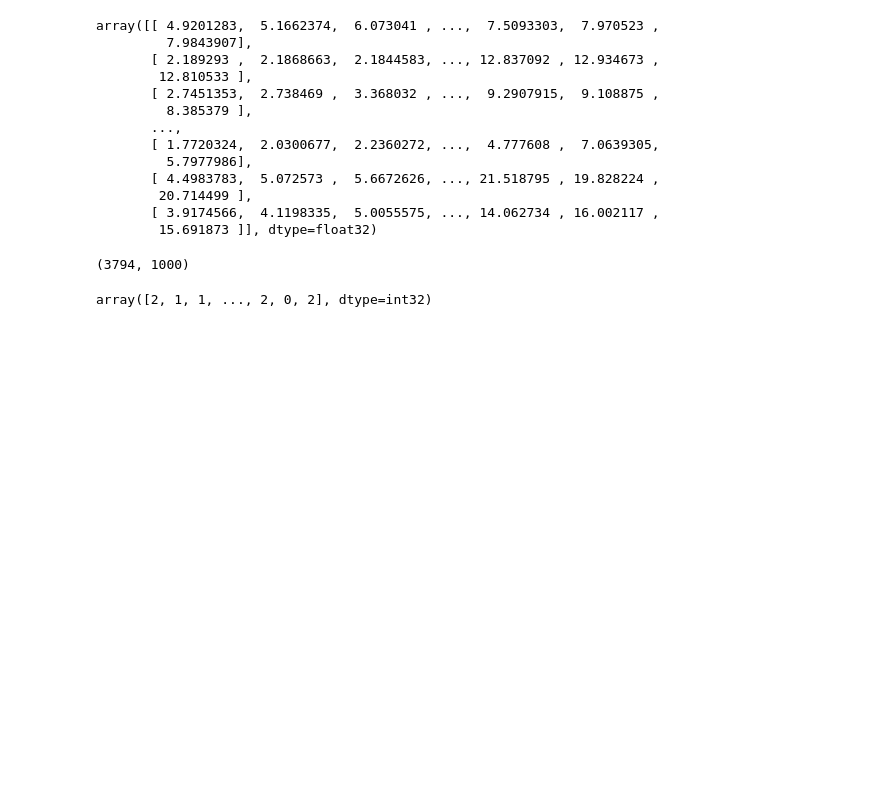
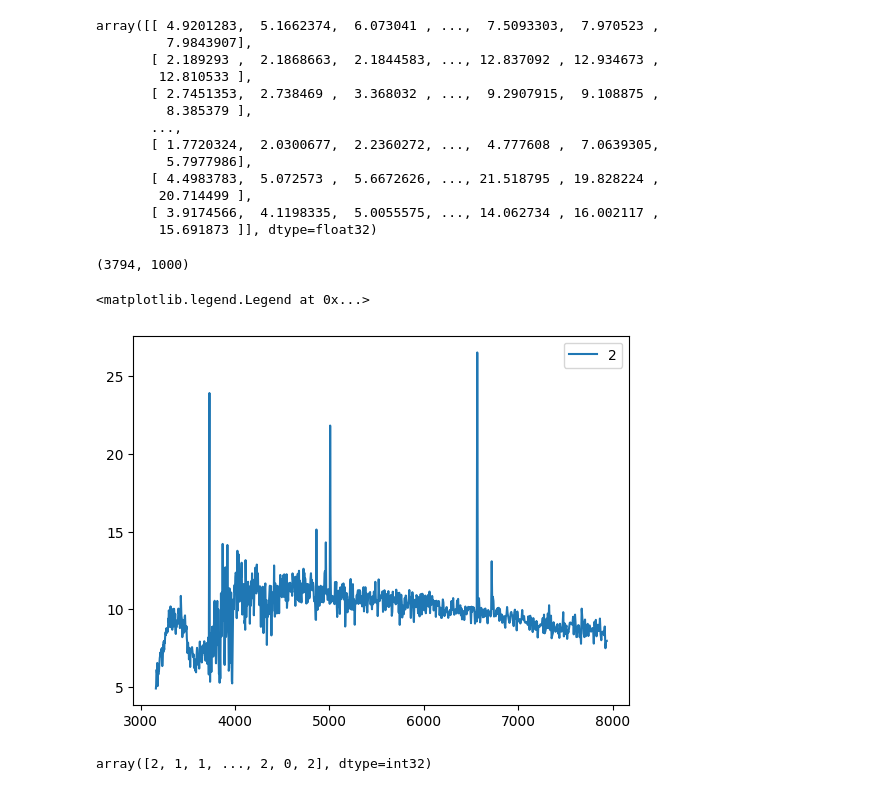
Before and after one commit to SpacialTree/machinelearning-homework, a Jupyter notebook: Homework/HW4/AST7939_homework4.ipynb, the cells around one changed output. Drawn from its saved outputs; the diff is of its cells as text; code cells hidden in the pictures; blank space fills up the shorter version.

```diff
--- a/Homework/HW4/AST7939_homework4.ipynb
+++ b/Homework/HW4/AST7939_homework4.ipynb
@@ -233,6 +325,13 @@ array([[ 4.9201283,  5.1662374,  6.073041 , ...,  7.5093303,  7.970523 ,
 data['X'].shape
 # %% [output]
 (3794, 1000)
+# %%
+spec = 0
+plt.plot(data['wavelengths'], data['X'][spec], label=data['y'][spec])
+plt.legend()
+# %% [output]
+<matplotlib.legend.Legend at 0x...>
+[figure, added]
 # %%
 data['y']
 # %% [output]
```
Also changed, not shown: parts of 41 cells of this notebook, 2 other files.
